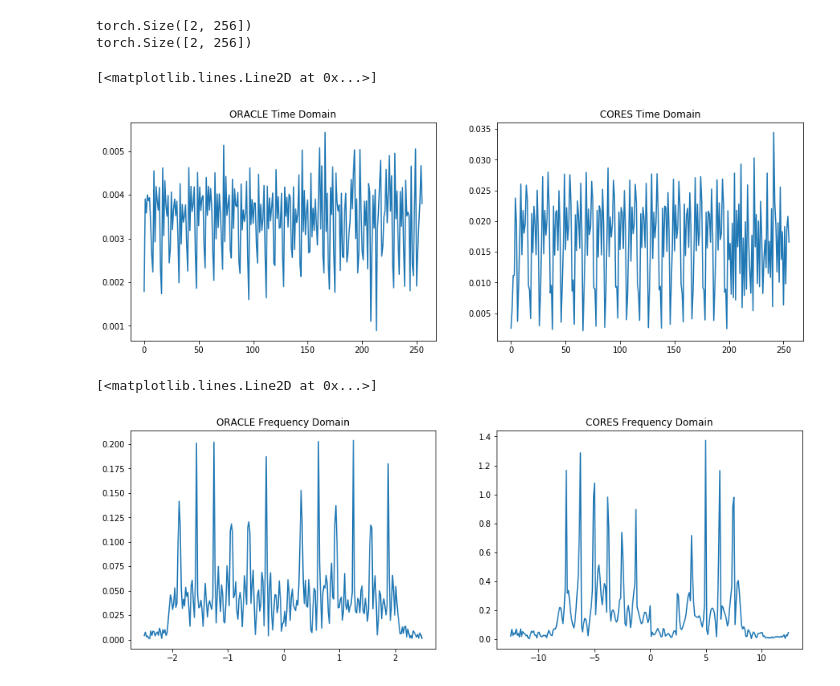
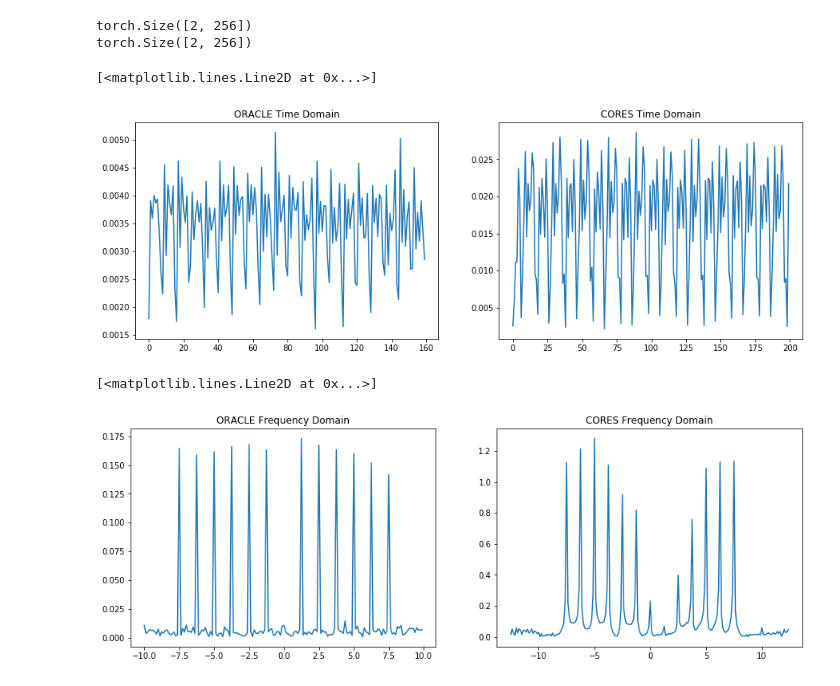
Before and after one commit to stevester94/csc500-notebooks, a Jupyter notebook: exploration/cores_and_oracle_preprocessing.ipynb, the cells around one changed output. Cells and saved outputs as stored; diff of their text form; code cells hidden in the pictures.

Commit message:
tl_yolo_1 and exploration concerning 20Msps ORACLE

```diff
--- a/exploration/cores_and_oracle_preprocessing.ipynb
+++ b/exploration/cores_and_oracle_preprocessing.ipynb
@@ -56,7 +56,8 @@ torch.Size([2, 256])
 oracle_x = np.apply_along_axis(lambda args: [complex(*args)], 1, oracle_x.T).flatten()
 cores_x = np.apply_along_axis(lambda args: [complex(*args)], 1, cores_x.T).flatten()
 
-# oracle_x = oracle_x[110:]
+oracle_x = oracle_x[:160]
+cores_x  = cores_x[:200]
 # %%
 plt.figure(figsize=(15,5))
 ax1 = plt.subplot(1,2,1)
@@ -68,33 +69,33 @@ ax1.plot(range(len(oracle_x)),np.abs(oracle_x))
 ax2.plot(range(len(cores_x)),np.abs(cores_x))
 # %% [output]
 [<matplotlib.lines.Line2D at 0x...>]
-[figure, old version]
+[figure, new version]
 # %%
 plt.figure(figsize=(15,5))
 # ORACLE
-f = 5e6
+f = 20e6
 signal_spectrum = np.fft.fftshift(np.fft.fft(oracle_x))
 freqs = np.fft.fftshift(np.fft.fftfreq(len(oracle_x), d=1.0/f))
 ax1 = plt.subplot(1,2,1)
 ax1.set_title("ORACLE Frequency Domain")
 ax1.plot(freqs / 1e6, np.abs(signal_spectrum))  # in MHz
 
 # CORES
 f = 25e6
 signal_spectrum = np.fft.fftshift(np.fft.fft(cores_x))
 freqs = np.fft.fftshift(np.fft.fftfreq(len(cores_x), d=1.0/f))
 ax2 = plt.subplot(1,2,2)
 ax2.set_title("CORES Frequency Domain")
 ax2.plot(freqs / 1e6, np.abs(signal_spectrum))  # in MHz
 
 
 # ax2 = plt.subplot(1,2,2)
 # ax2.set_title("CORES Time Domain")
 
 # ax2.plot(range(len(cores_x)),np.abs(cores_x))
 # %% [output]
 [<matplotlib.lines.Line2D at 0x...>]
-[figure, old version]
+[figure, new version]
 # %%
 # Upsample and clip oracle
 from scipy import signal
```
Also changed, not shown: parts of 4 cells of this notebook, 4 other files.
